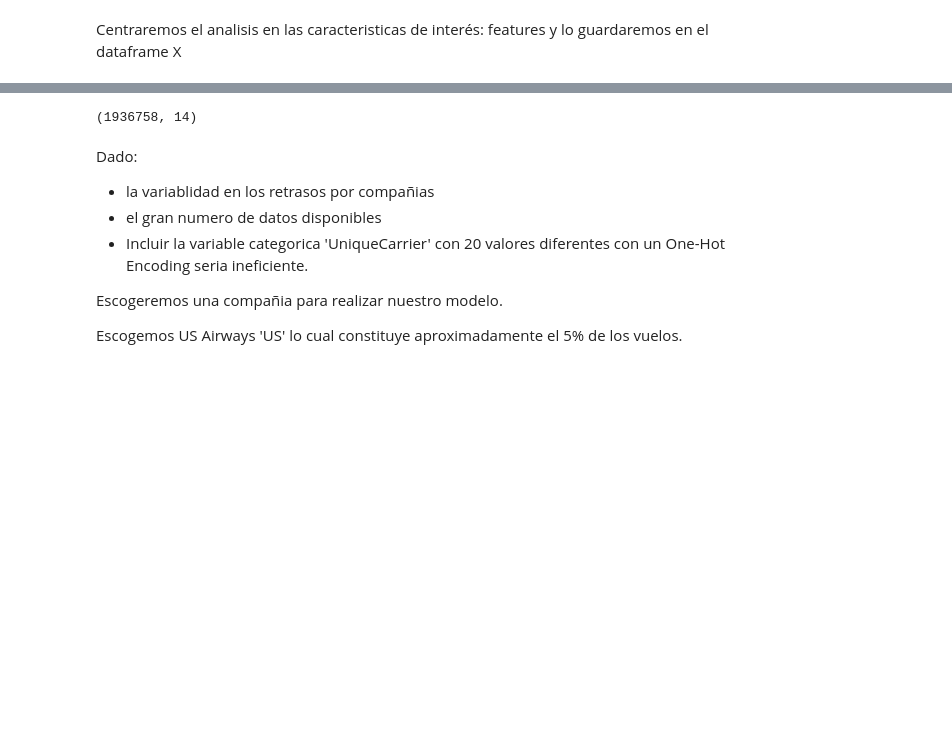
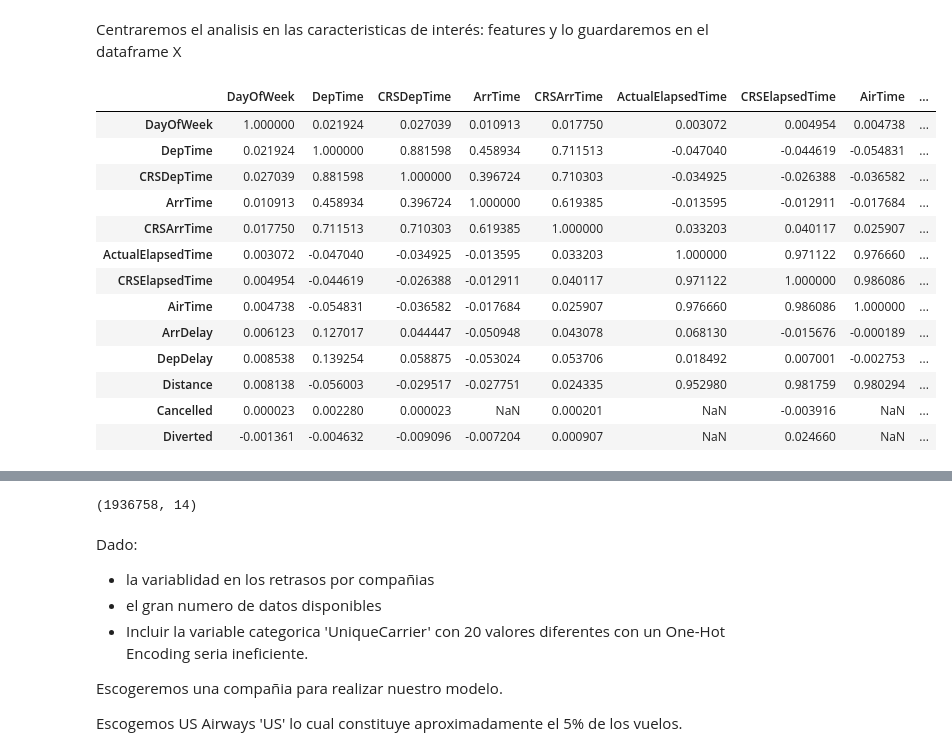
Before and after one commit to SergioCarreter/Supervisat_Regressio, a Jupyter notebook: Supervisat_Regressio3.ipynb, the cells around one changed output, grey strips where cells are left out. Cells and saved outputs as stored; diff of their text form; code cells hidden in the pictures; blank space fills up the shorter version.

```diff
--- a/Supervisat_Regressio3.ipynb
+++ b/Supervisat_Regressio3.ipynb
@@ -25,3 +38,20 @@ features=[ 'DayOfWeek', 'DepTime', 'CRSDepTime', 'ArrTime', 'CRSArrTime', 'Actua
           'CRSElapsedTime', 'AirTime', 'ArrDelay','DepDelay', 'Distance', 'Cancelled', 'Diverted', 'UniqueCarrier']
 # %%
 X= df[features]
+# %%
+X.corr()
+# %% [output]
+|  | DayOfWeek | DepTime | CRSDepTime | ArrTime | CRSArrTime | ActualElapsedTime | CRSElapsedTime | AirTime | ... |
+| DayOfWeek | 1.000000 | 0.021924 | 0.027039 | 0.010913 | 0.017750 | 0.003072 | 0.004954 | 0.004738 | ... |
+| DepTime | 0.021924 | 1.000000 | 0.881598 | 0.458934 | 0.711513 | -0.047040 | -0.044619 | -0.054831 | ... |
+| CRSDepTime | 0.027039 | 0.881598 | 1.000000 | 0.396724 | 0.710303 | -0.034925 | -0.026388 | -0.036582 | ... |
+| ArrTime | 0.010913 | 0.458934 | 0.396724 | 1.000000 | 0.619385 | -0.013595 | -0.012911 | -0.017684 | ... |
+| CRSArrTime | 0.017750 | 0.711513 | 0.710303 | 0.619385 | 1.000000 | 0.033203 | 0.040117 | 0.025907 | ... |
+| ActualElapsedTime | 0.003072 | -0.047040 | -0.034925 | -0.013595 | 0.033203 | 1.000000 | 0.971122 | 0.976660 | ... |
+| CRSElapsedTime | 0.004954 | -0.044619 | -0.026388 | -0.012911 | 0.040117 | 0.971122 | 1.000000 | 0.986086 | ... |
+| AirTime | 0.004738 | -0.054831 | -0.036582 | -0.017684 | 0.025907 | 0.976660 | 0.986086 | 1.000000 | ... |
+| ArrDelay | 0.006123 | 0.127017 | 0.044447 | -0.050948 | 0.043078 | 0.068130 | -0.015676 | -0.000189 | ... |
+| DepDelay | 0.008538 | 0.139254 | 0.058875 | -0.053024 | 0.053706 | 0.018492 | 0.007001 | -0.002753 | ... |
+| Distance | 0.008138 | -0.056003 | -0.029517 | -0.027751 | 0.024335 | 0.952980 | 0.981759 | 0.980294 | ... |
+| Cancelled | 0.000023 | 0.002280 | 0.000023 | NaN | 0.000201 | NaN | -0.003916 | NaN | ... |
+| Diverted | -0.001361 | -0.004632 | -0.009096 | -0.007204 | 0.000907 | NaN | 0.024660 | NaN | ... |
```
Also changed, not shown: parts of 8 cells of this notebook.
